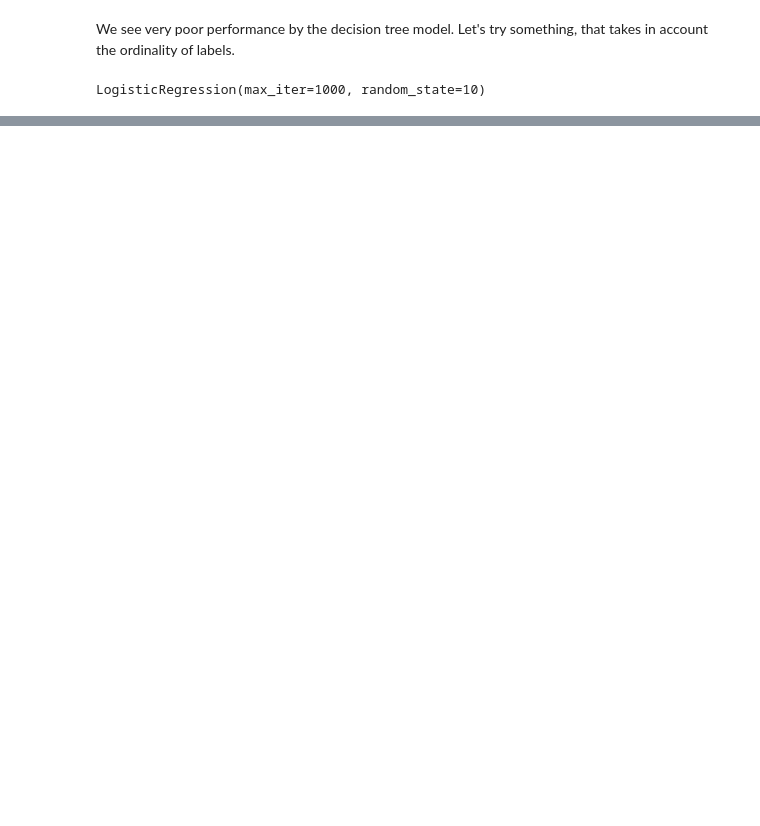
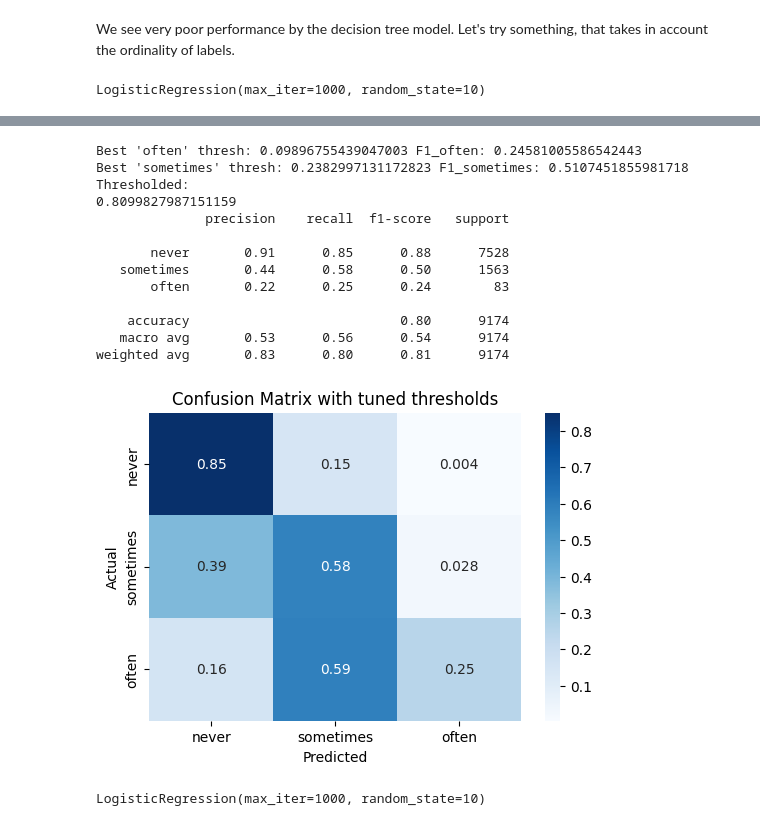
Before and after one commit to VasStach/OKCupid-Date-A-Scientist, a Jupyter notebook: date-a-scientist.ipynb, the cells around one changed output, grey strips where cells are left out. Saved outputs shown, nothing was run; the diff lists cells and outputs as text; code cells hidden in the pictures; blank space fills up the shorter version.

```diff
--- a/date-a-scientist.ipynb
+++ b/date-a-scientist.ipynb
@@ -234,0 +207,67 @@ weighted avg       0.81      0.84      0.81      9174
+# %%
+import numpy as np
+from sklearn.metrics import f1_score, precision_recall_curve
+from tools import get_best_thresholds, predict_with_thresholds
+
+# 1) Get predicted probabilities on a hold-out (validation) set
+probs = log_regressor.predict_proba(x_test)
+# probs[:,0] = P(never), probs[:,1]=P(sometimes), probs[:,2]=P(often)
+
+t_opt_o, t_opt_s = get_best_thresholds(probs, y_test)
+
+y_pred_thr = predict_with_thresholds(probs, t_opt_o, t_opt_s)
+
+print("Thresholded: ")
+print(f1_score(y_test, y_pred_thr, average="weighted"))
+
+unique_labels = y_test.value_counts().index.tolist()
+print(
+    classification_report(
+        y_test,
+        y_pred_thr,
+        labels=unique_labels,
+        target_names=["never", "sometimes", "often"],
+        zero_division=0,  # avoid ‘undefined’ warnings if a class is missing
+    )
+)
+
+import matplotlib.pyplot as plt
+from sklearn.metrics import confusion_matrix
+import seaborn as sns
+cm = confusion_matrix(y_test, y_pred_thr, normalize="true")
+plt.figure(figsize=(6, 4))
+sns.heatmap(cm, annot=True, fmt='.2g', cmap='Blues', xticklabels=['never', 'sometimes', 'often'], yticklabels=['never', 'sometimes', 'often'])
+plt.xlabel('Predicted')
+plt.ylabel('Actual')
+plt.title('Confusion Matrix with tuned thresholds')
+plt.show()
+# %% [output]
+Best 'often' thresh: 0.09896755439047003 F1_often: 0.24581005586542443
+Best 'sometimes' thresh: 0.2382997131172823 F1_sometimes: 0.5107451855981718
+Thresholded:
+0.8099827987151159
+              precision    recall  f1-score   support
+
+       never       0.91      0.85      0.88      7528
+   sometimes       0.44      0.58      0.50      1563
+       often       0.22      0.25      0.24        83
+
+    accuracy                           0.80      9174
+   macro avg       0.53      0.56      0.54      9174
+weighted avg       0.83      0.80      0.81      9174
+[figure, added]
+# %%
+from imblearn.over_sampling import SMOTENC
+
+# Identify which feature indices are truly categorical/boolean
+cat_idxs = [x_train.columns.get_loc(c) for c in x_train.columns if c not in num_cols]
+
+smote_nc = SMOTENC(
+    categorical_features=cat_idxs,
+    random_state=42
+)
+
+x_res, y_res = smote_nc.fit_resample(x_train, y_train)
+log_regressor.fit(x_res, y_res)
+# %% [output]
+LogisticRegression(max_iter=1000, random_state=10)
```
Also changed, not shown: parts of 6 cells of this notebook, 1 other file.
